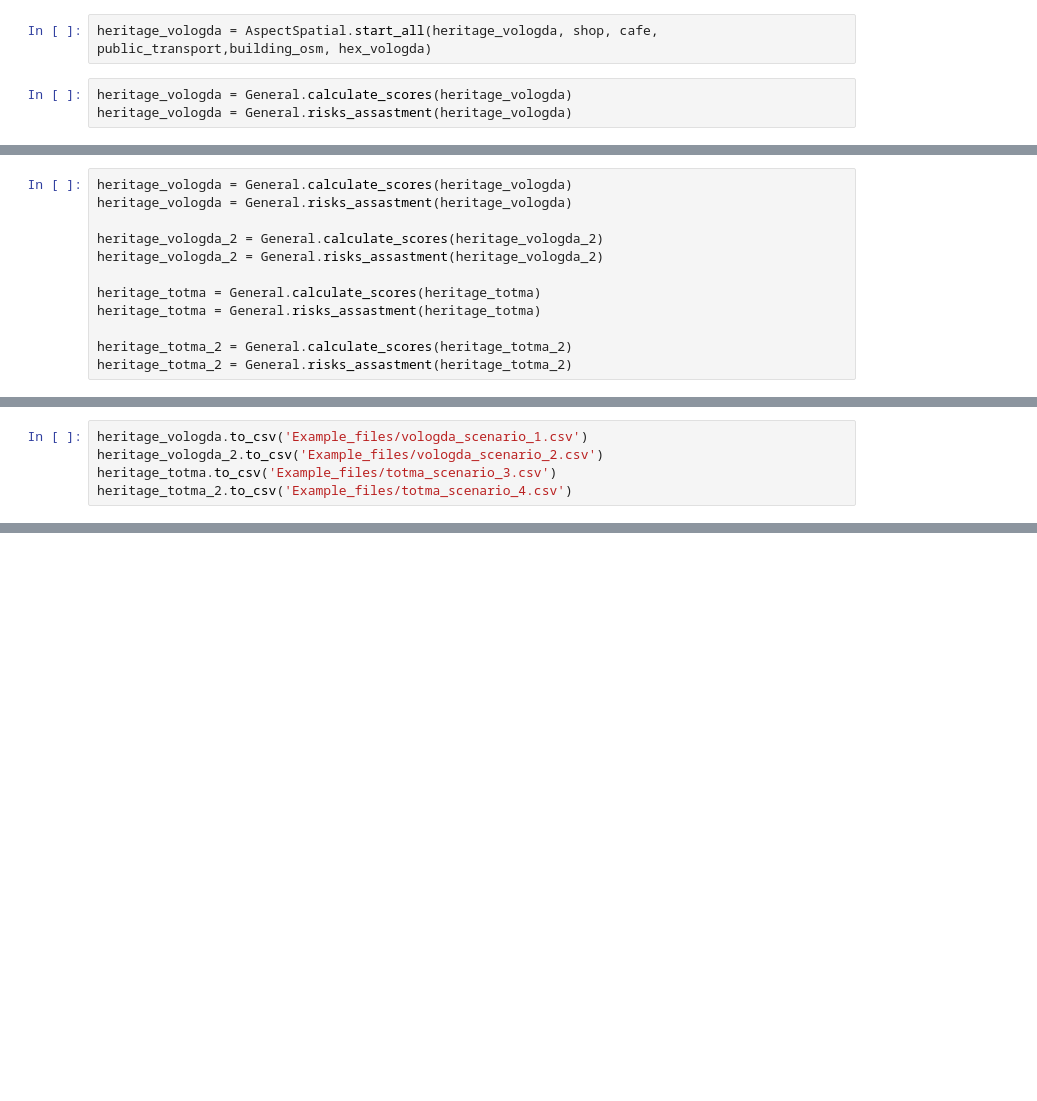
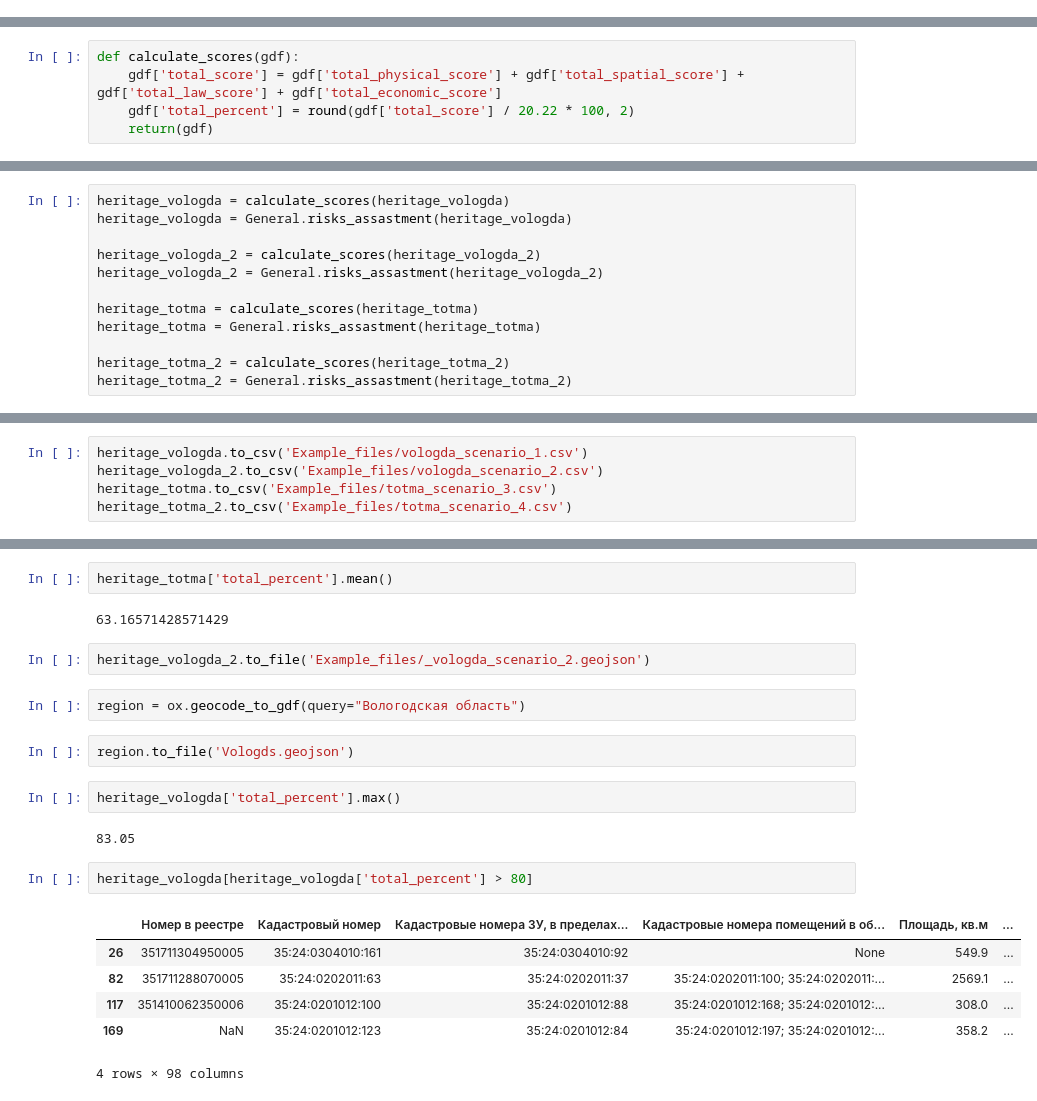
Before and after one commit to Niwauman/Method_for_analyzing_cultural_heritage_sites, a Jupyter notebook: main_analysis.ipynb, the cells around one changed output, grey strips where cells are left out. Saved outputs shown, nothing was run; the diff lists cells and outputs as text; blank space fills up the shorter version.

```diff
--- a/main_analysis.ipynb
+++ b/main_analysis.ipynb
@@ -154,5 +154,0 @@ heritage_vologda = AspectEconomic.start_all(heritage_vologda)
-# %%
-heritage_vologda = AspectSpatial.start_all(heritage_vologda, shop, cafe, public_transport,building_osm, hex_vologda)
-# %%
-heritage_vologda = General.calculate_scores(heritage_vologda)
-heritage_vologda = General.risks_assastment(heritage_vologda)
@@ -243,0 +272,5 @@ heritage_totma_2['total_spatial_percent'] = round(heritage_totma_2['total_spatia
+# %%
+def calculate_scores(gdf):
+    gdf['total_score'] = gdf['total_physical_score'] + gdf['total_spatial_score'] + gdf['total_law_score'] + gdf['total_economic_score']
+    gdf['total_percent'] = round(gdf['total_score'] / 20.22 * 100, 2)
+    return(gdf)
@@ -244,14 +302,14 @@ heritage_totma_2['total_spatial_percent'] = round(heritage_totma_2['total_spatia
 # %%
-heritage_vologda = General.calculate_scores(heritage_vologda)
+heritage_vologda = calculate_scores(heritage_vologda)
 heritage_vologda = General.risks_assastment(heritage_vologda)
 
-heritage_vologda_2 = General.calculate_scores(heritage_vologda_2)
+heritage_vologda_2 = calculate_scores(heritage_vologda_2)
 heritage_vologda_2 = General.risks_assastment(heritage_vologda_2)
 
-heritage_totma = General.calculate_scores(heritage_totma)
+heritage_totma = calculate_scores(heritage_totma)
 heritage_totma = General.risks_assastment(heritage_totma)
 
-heritage_totma_2 = General.calculate_scores(heritage_totma_2)
+heritage_totma_2 = calculate_scores(heritage_totma_2)
 heritage_totma_2 = General.risks_assastment(heritage_totma_2)
 # %%
 381310014200006, 351410049600005, 351410053110006
@@ -262,0 +330,23 @@ heritage_totma_2.to_csv('Example_files/totma_scenario_4.csv')
+# %%
+heritage_totma['total_percent'].mean()
+# %% [output]
+63.16571428571429
+# %%
+heritage_vologda_2.to_file('Example_files/_vologda_scenario_2.geojson')
+# %%
+region = ox.geocode_to_gdf(query="Вологодская область")
+# %%
+region.to_file('Vologds.geojson')
+# %%
+heritage_vologda['total_percent'].max()
+# %% [output]
+83.05
+# %%
+heritage_vologda[heritage_vologda['total_percent'] > 80]
+# %% [output]
+|  | Номер в реестре | Кадастровый номер | Кадастровые номера ЗУ, в пределах... | Кадастровые номера помещений в об... | Площадь, кв.м | ... |
+| 26 | 351711304950005 | 35:24:0304010:161 | 35:24:0304010:92 | None | 549.9 | ... |
+| 82 | 351711288070005 | 35:24:0202011:63 | 35:24:0202011:37 | 35:24:0202011:100; 35:24:0202011:... | 2569.1 | ... |
+| 117 | 351410062350006 | 35:24:0201012:100 | 35:24:0201012:88 | 35:24:0201012:168; 35:24:0201012:... | 308.0 | ... |
+| 169 | NaN | 35:24:0201012:123 | 35:24:0201012:84 | 35:24:0201012:197; 35:24:0201012:... | 358.2 | ... |
+4 rows × 98 columns
```
Also changed, not shown: parts of 40 cells of this notebook.
